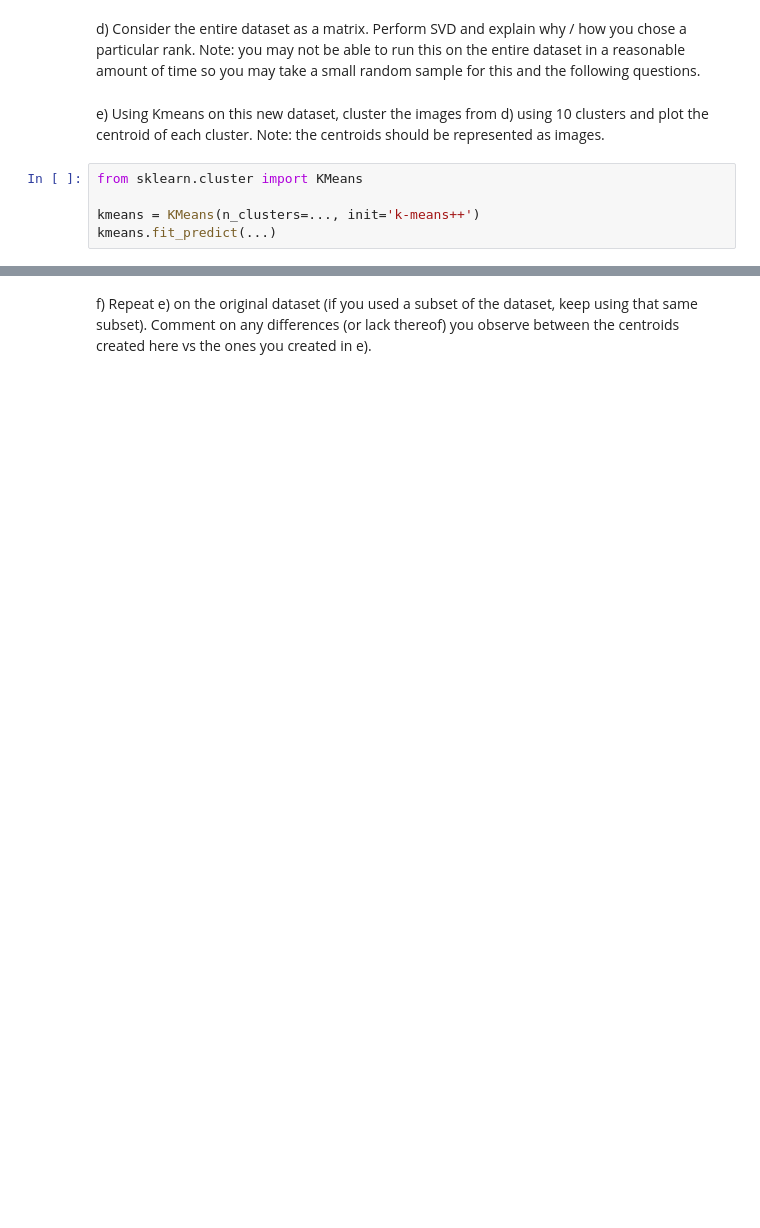
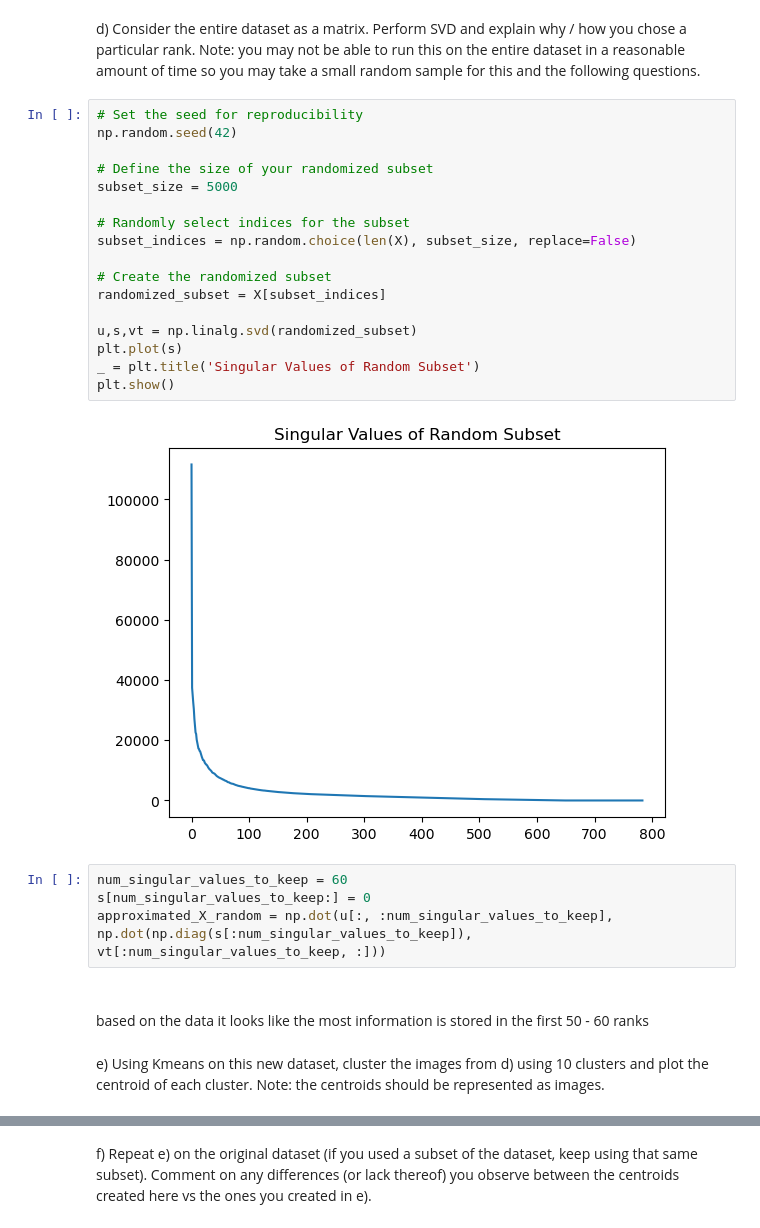
Before and after one commit to dvorins/Data-Science-Fundamentals, a Jupyter notebook: lecture_10/worksheet_10.ipynb, the cells around one changed output, grey strips where cells are left out. Drawn from its saved outputs; the diff is of its cells as text; blank space fills up the shorter version.

```diff
--- a/lecture_10/worksheet_10.ipynb
+++ b/lecture_10/worksheet_10.ipynb
@@ -334,9 +379,30 @@ c) By setting some singular values to 0, plot the approximation of the image nex
 # %% [markdown]
 d) Consider the entire dataset as a matrix. Perform SVD and explain why / how you chose a particular rank. Note: you may not be able to run this on the entire dataset in a reasonable amount of time so you may take a small random sample for this and the following questions.
+# %%
+# Set the seed for reproducibility
+np.random.seed(42)
+
+# Define the size of your randomized subset
+subset_size = 5000
+
+# Randomly select indices for the subset
+subset_indices = np.random.choice(len(X), subset_size, replace=False)
+
+# Create the randomized subset
+randomized_subset = X[subset_indices]
+
+u,s,vt = np.linalg.svd(randomized_subset)
+plt.plot(s)
+_ = plt.title('Singular Values of Random Subset')
+plt.show()
+# %% [output]
+[figure, added]
+# %%
+num_singular_values_to_keep = 60
+s[num_singular_values_to_keep:] = 0
+approximated_X_random = np.dot(u[:, :num_singular_values_to_keep], np.dot(np.diag(s[:num_singular_values_to_keep]), vt[:num_singular_values_to_keep, :]))
+# %% [markdown]
+#
+based on the data it looks like the most information is stored in the first 50 - 60 ranks
 # %% [markdown]
 e) Using Kmeans on this new dataset, cluster the images from d) using 10 clusters and plot the centroid of each cluster. Note: the centroids should be represented as images.
-# %%
-from sklearn.cluster import KMeans
-
-kmeans = KMeans(n_clusters=..., init='k-means++')
-kmeans.fit_predict(...)
```
Also changed, not shown: parts of 10 cells of this notebook.
